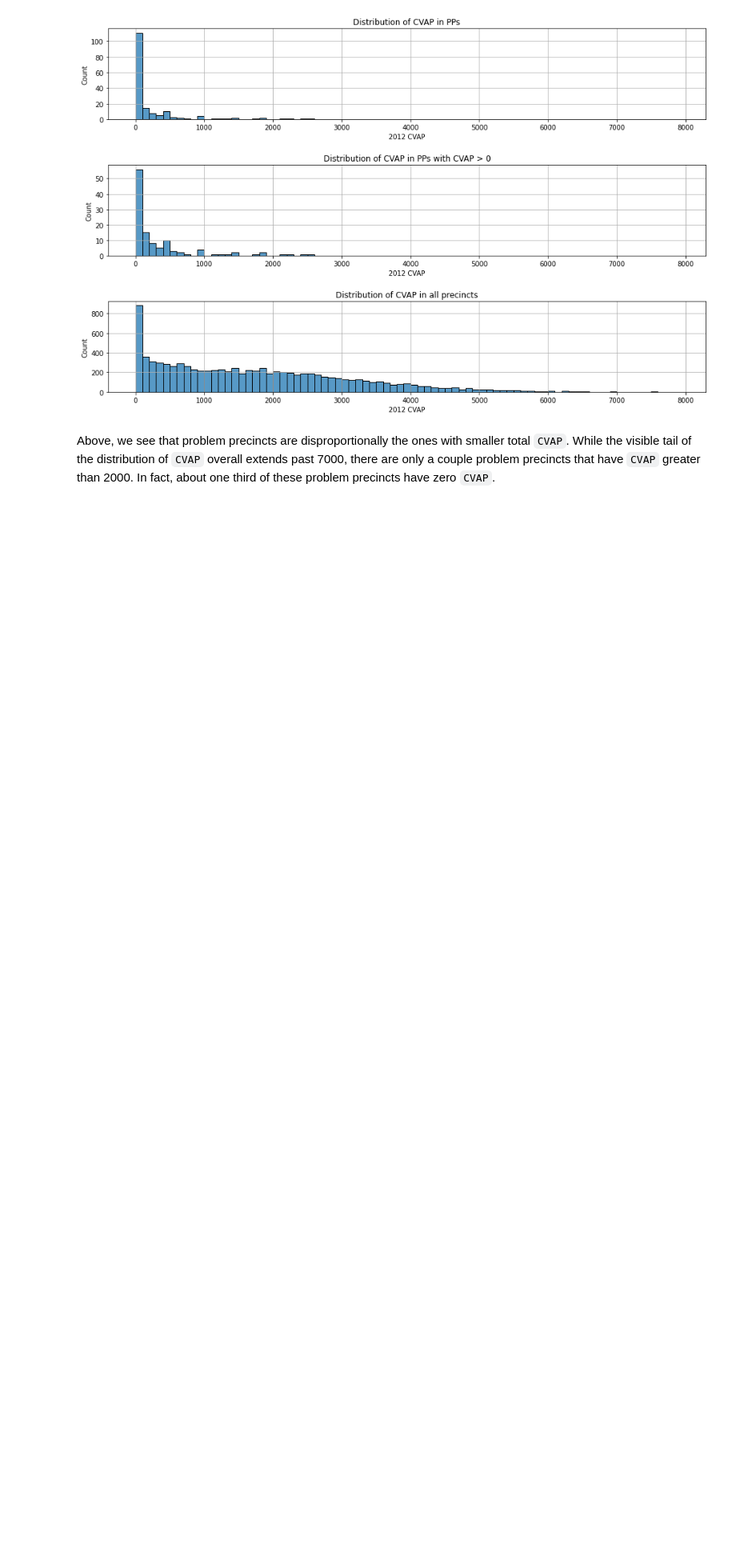
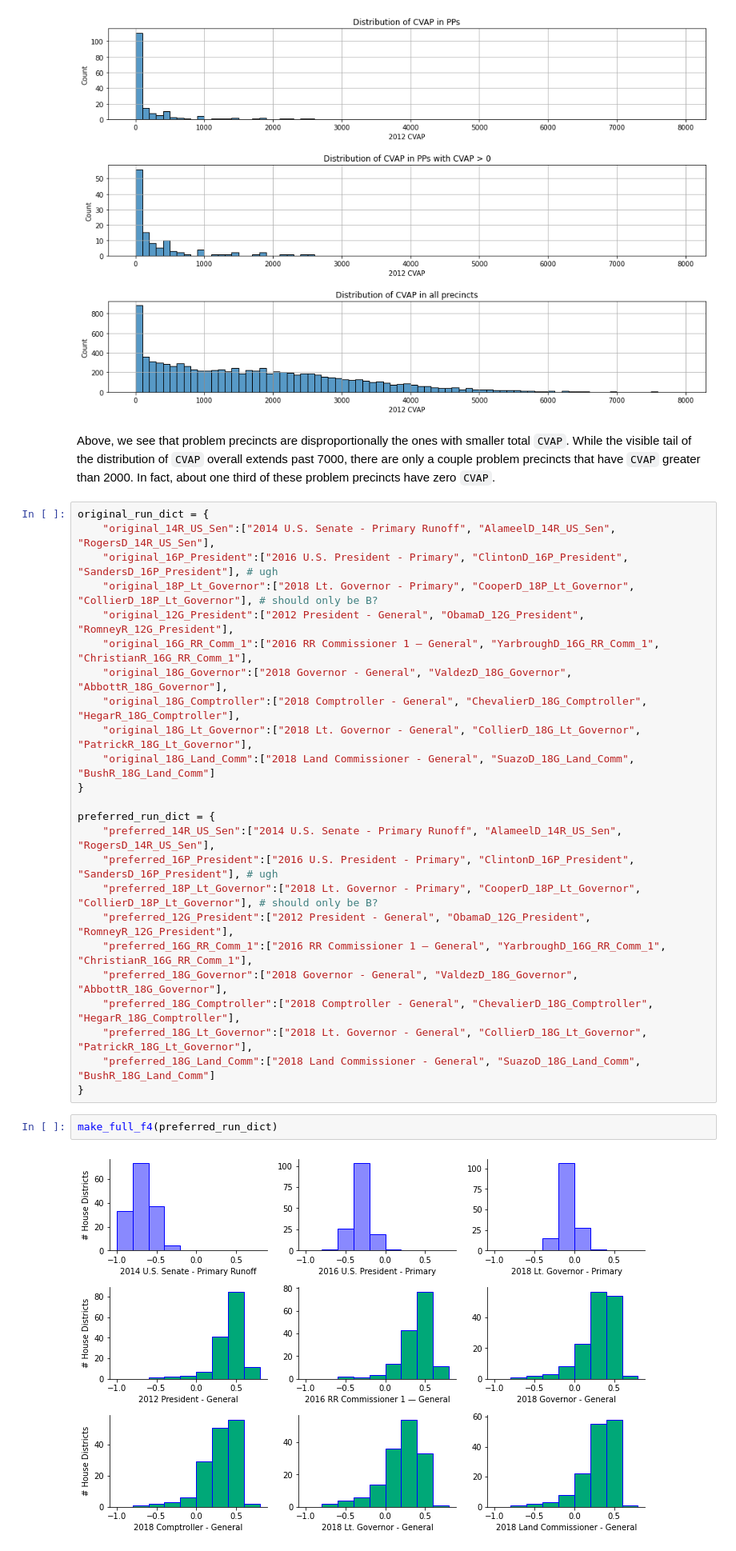
Before and after one commit to mggg/models-race-law, a Jupyter notebook: ei/notebooks/EI_robustness_checks.ipynb, the cells around one changed output. Shown at 80% size. Cells and saved outputs as stored; diff of their text form; blank space fills up the shorter version.

```diff
--- a/ei/notebooks/EI_robustness_checks.ipynb
+++ b/ei/notebooks/EI_robustness_checks.ipynb
@@ -171,3 +171,31 @@ plt.show()
 [figure]
 # %% [markdown]
 Above, we see that problem precincts are disproportionally the ones with smaller total `CVAP`. While the visible tail of the distribution of `CVAP` overall extends past 7000, there are only a couple problem precincts that have `CVAP` greater than 2000. In fact, about one third of these problem precincts have zero `CVAP`.
+# %%
+original_run_dict = {
+    "original_14R_US_Sen":["2014 U.S. Senate - Primary Runoff", "AlameelD_14R_US_Sen", "RogersD_14R_US_Sen"],
+    "original_16P_President":["2016 U.S. President - Primary", "ClintonD_16P_President", "SandersD_16P_President"], # ugh
+    "original_18P_Lt_Governor":["2018 Lt. Governor - Primary", "CooperD_18P_Lt_Governor", "CollierD_18P_Lt_Governor"], # should only be B?
+    "original_12G_President":["2012 President - General", "ObamaD_12G_President", "RomneyR_12G_President"],
+    "original_16G_RR_Comm_1":["2016 RR Commissioner 1 — General", "YarbroughD_16G_RR_Comm_1", "ChristianR_16G_RR_Comm_1"],
+    "original_18G_Governor":["2018 Governor - General", "ValdezD_18G_Governor", "AbbottR_18G_Governor"],
+    "original_18G_Comptroller":["2018 Comptroller - General", "ChevalierD_18G_Comptroller", "HegarR_18G_Comptroller"],
+    "original_18G_Lt_Governor":["2018 Lt. Governor - General", "CollierD_18G_Lt_Governor", "PatrickR_18G_Lt_Governor"],
+    "original_18G_Land_Comm":["2018 Land Commissioner - General", "SuazoD_18G_Land_Comm", "BushR_18G_Land_Comm"]
+}
+
+preferred_run_dict = {
+    "preferred_14R_US_Sen":["2014 U.S. Senate - Primary Runoff", "AlameelD_14R_US_Sen", "RogersD_14R_US_Sen"],
+    "preferred_16P_President":["2016 U.S. President - Primary", "ClintonD_16P_President", "SandersD_16P_President"], # ugh
+    "preferred_18P_Lt_Governor":["2018 Lt. Governor - Primary", "CooperD_18P_Lt_Governor", "CollierD_18P_Lt_Governor"], # should only be B?
+    "preferred_12G_President":["2012 President - General", "ObamaD_12G_President", "RomneyR_12G_President"],
+    "preferred_16G_RR_Comm_1":["2016 RR Commissioner 1 — General", "YarbroughD_16G_RR_Comm_1", "ChristianR_16G_RR_Comm_1"],
+    "preferred_18G_Governor":["2018 Governor - General", "ValdezD_18G_Governor", "AbbottR_18G_Governor"],
+    "preferred_18G_Comptroller":["2018 Comptroller - General", "ChevalierD_18G_Comptroller", "HegarR_18G_Comptroller"],
+    "preferred_18G_Lt_Governor":["2018 Lt. Governor - General", "CollierD_18G_Lt_Governor", "PatrickR_18G_Lt_Governor"],
+    "preferred_18G_Land_Comm":["2018 Land Commissioner - General", "SuazoD_18G_Land_Comm", "BushR_18G_Land_Comm"]
+}
+# %%
+make_full_f4(preferred_run_dict)
+# %% [output]
+[figure, added]
```
Also changed, not shown: 20 other files.
